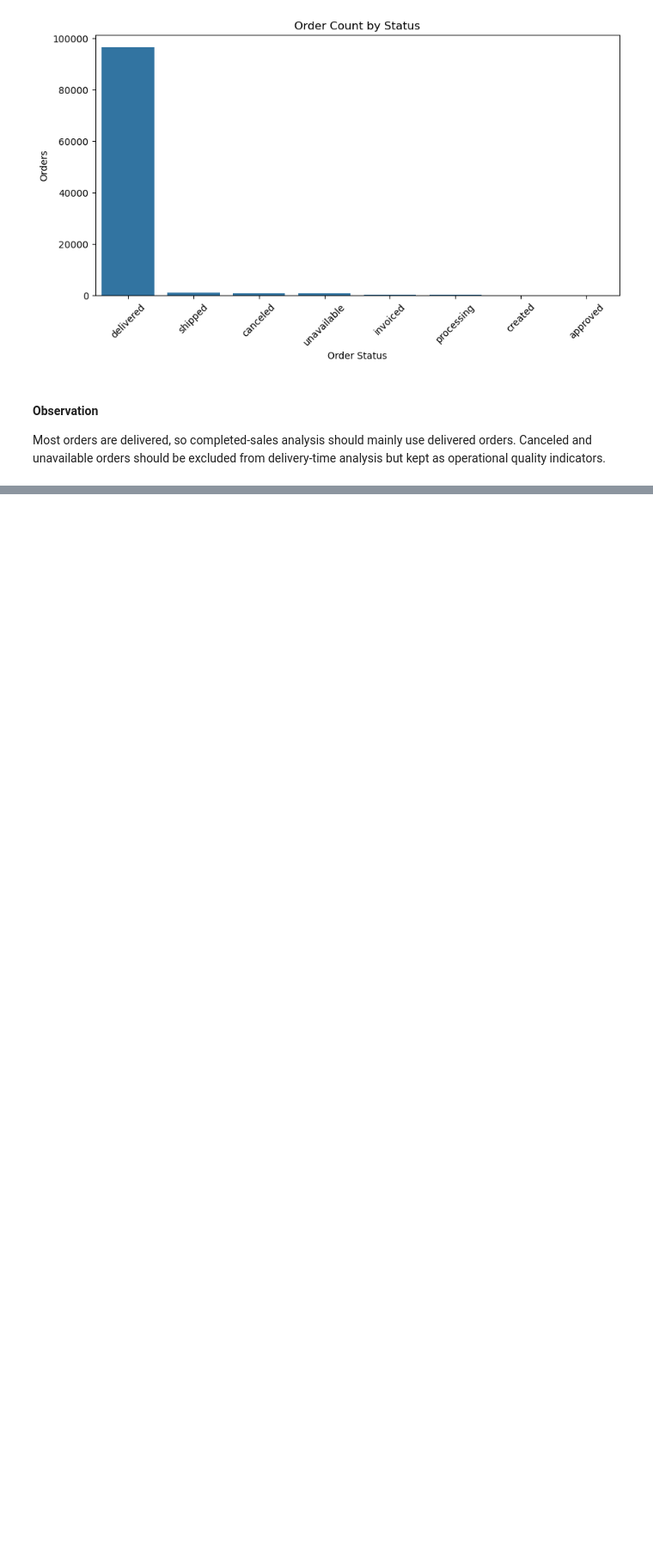
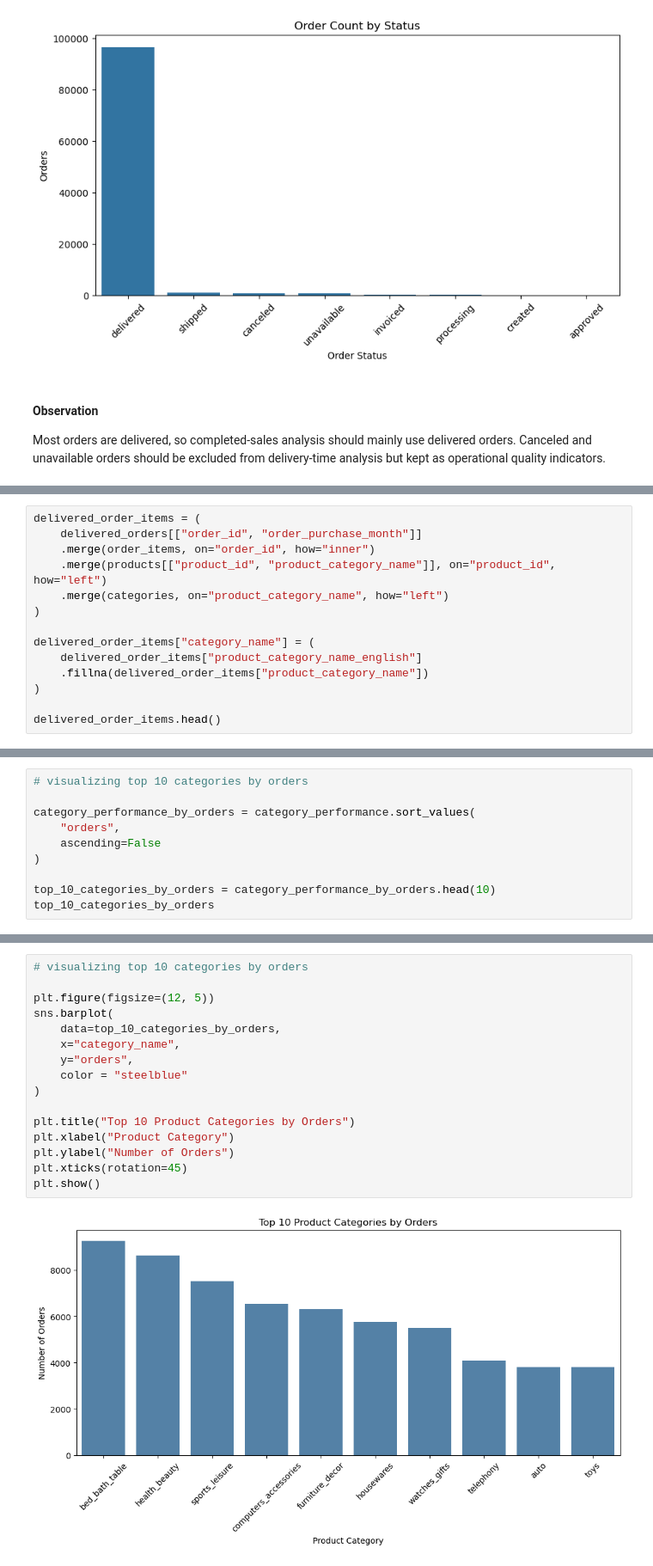
Before and after one commit to albaazaadnan/olist-ecommerce-analytics, a Jupyter notebook: notebooks/02_eda.ipynb, the cells around one changed output, grey strips where cells are left out. Shown at 86% size. Cells and saved outputs as stored; diff of their text form; blank space fills up the shorter version.

```diff
--- a/notebooks/02_eda.ipynb
+++ b/notebooks/02_eda.ipynb
@@ -300,0 +303,14 @@ Revenue and AOV are calculated from delivered orders only, using payment values
+# %%
+delivered_order_items = (
+    delivered_orders[["order_id", "order_purchase_month"]]
+    .merge(order_items, on="order_id", how="inner")
+    .merge(products[["product_id", "product_category_name"]], on="product_id", how="left")
+    .merge(categories, on="product_category_name", how="left")
+)
+
+delivered_order_items["category_name"] = (
+    delivered_order_items["product_category_name_english"]
+    .fillna(delivered_order_items["product_category_name"])
+)
+
+delivered_order_items.head()
@@ -300,0 +378,10 @@ Revenue and AOV are calculated from delivered orders only, using payment values
+# %%
+# visualizing top 10 categories by orders
+
+category_performance_by_orders = category_performance.sort_values(
+    "orders",
+    ascending=False
+)
+
+top_10_categories_by_orders = category_performance_by_orders.head(10)
+top_10_categories_by_orders
@@ -300,0 +400,18 @@ Revenue and AOV are calculated from delivered orders only, using payment values
+# %%
+# visualizing top 10 categories by orders
+
+plt.figure(figsize=(12, 5))
+sns.barplot(
+    data=top_10_categories_by_orders,
+    x="category_name",
+    y="orders",
+    color = "steelblue"
+)
+
+plt.title("Top 10 Product Categories by Orders")
+plt.xlabel("Product Category")
+plt.ylabel("Number of Orders")
+plt.xticks(rotation=45)
+plt.show()
+# %% [output]
+[figure, added]
```
Also changed, not shown: parts of 15 cells of this notebook, 5 other files.
